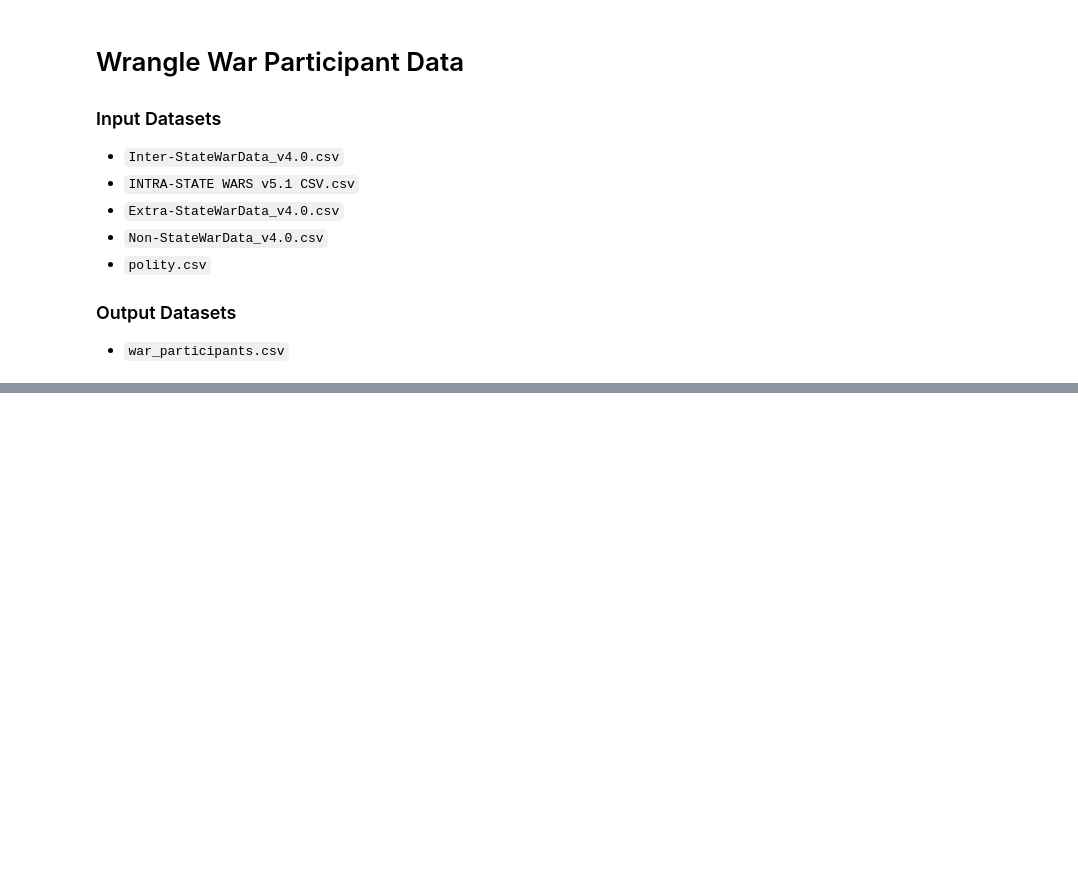
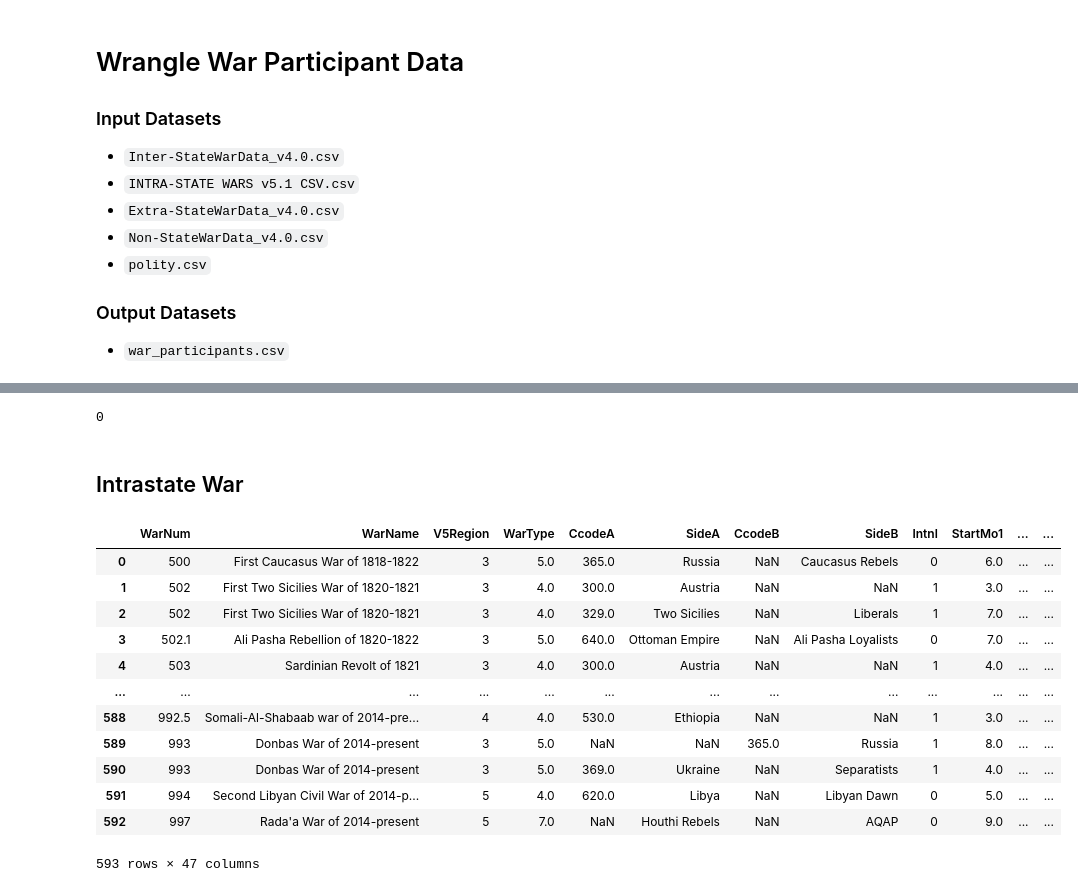
Before and after one commit to jenna-jordan/correlates-of-war, a Jupyter notebook: wrangling_code/war_participants.ipynb, the cells around one changed output, grey strips where cells are left out. Saved outputs shown, nothing was run; the diff lists cells and outputs as text; code cells hidden in the pictures; blank space fills up the shorter version.

```diff
--- a/wrangling_code/war_participants.ipynb
+++ b/wrangling_code/war_participants.ipynb
@@ -20,8 +20,7 @@ raw_data_path = "../data/raw/"
 processed_data_path = "../data/processed/"
 # %%
 dfInterStateWar = pd.read_csv(raw_data_path+"Inter-StateWarData_v4.0.csv", encoding='utf-8', na_values=[-7, -8, -9], dtype={"WarNum": str, "TransFrom": str, "TransTo": str})
-dfIntraStateWar = pd.read_csv(raw_data_path+"INTRA-STATE WARS v5.1 CSV.csv", encoding='latin-1', na_values=[-7, -8, -9], dtype={"WarNum": str, "Intnl": bool, "TransFrom": str, "TransTo": str})
-dfIntraStateWarPar = pd.read_csv(raw_data_path+"INTRA-STATE_State_participants v5.1 CSV.csv", encoding='latin-1', na_values=[-7, -8, -9], dtype={"WarNum": str})
+dfIntraStateWar = pd.read_csv(raw_data_path+"INTRA-STATE_State_participants v5.1 CSV.csv", encoding='latin-1', na_values=[-7, -8, -9], dtype={"WarNum": str})
 dfExtraStateWar = pd.read_csv(raw_data_path+"Extra-StateWarData_v4.0.csv", encoding='latin-1', na_values=[-7, -8, -9], dtype={"WarNum": str, "Interven": bool, "TransFrom": str, "TransTo": str})
 dfNonStateWar = pd.read_csv(raw_data_path+"Non-StateWarData_v4.0.csv", encoding='utf-8', na_values=[-7, -8, -9], dtype={"WarNum": str, "TransFrom": str, "TransTo": str})
 dfPolities = pd.read_csv(processed_data_path+"polity.csv", encoding='utf-8')
@@ -27,0 +246,22 @@ dfPolities = pd.read_csv(processed_data_path+"polity.csv", encoding='utf-8')
+# %%
+dfInterPar_final.duplicated(subset=["war", "polity", "start_date"]).sum()
+# %% [output]
+0
+# %% [markdown]
+## Intrastate War
+# %%
+dfIntraStateWar
+# %% [output]
+|  | WarNum | WarName | V5Region | WarType | CcodeA | SideA | CcodeB | SideB | Intnl | StartMo1 | ... | ... |
+| 0 | 500 | First Caucasus War of 1818-1822 | 3 | 5.0 | 365.0 | Russia | NaN | Caucasus Rebels | 0 | 6.0 | ... | ... |
+| 1 | 502 | First Two Sicilies War of 1820-1821 | 3 | 4.0 | 300.0 | Austria | NaN | NaN | 1 | 3.0 | ... | ... |
+| 2 | 502 | First Two Sicilies War of 1820-1821 | 3 | 4.0 | 329.0 | Two Sicilies | NaN | Liberals | 1 | 7.0 | ... | ... |
+| 3 | 502.1 | Ali Pasha Rebellion of 1820-1822 | 3 | 5.0 | 640.0 | Ottoman Empire | NaN | Ali Pasha Loyalists | 0 | 7.0 | ... | ... |
+| 4 | 503 | Sardinian Revolt of 1821 | 3 | 4.0 | 300.0 | Austria | NaN | NaN | 1 | 4.0 | ... | ... |
+| ... | ... | ... | ... | ... | ... | ... | ... | ... | ... | ... | ... | ... |
+| 588 | 992.5 | Somali-Al-Shabaab war of 2014-pre... | 4 | 4.0 | 530.0 | Ethiopia | NaN | NaN | 1 | 3.0 | ... | ... |
+| 589 | 993 | Donbas War of 2014-present | 3 | 5.0 | NaN | NaN | 365.0 | Russia | 1 | 8.0 | ... | ... |
+| 590 | 993 | Donbas War of 2014-present | 3 | 5.0 | 369.0 | Ukraine | NaN | Separatists | 1 | 4.0 | ... | ... |
+| 591 | 994 | Second Libyan Civil War of 2014-p... | 5 | 4.0 | 620.0 | Libya | NaN | Libyan Dawn | 0 | 5.0 | ... | ... |
+| 592 | 997 | Rada'a War of 2014-present | 5 | 7.0 | NaN | Houthi Rebels | NaN | AQAP | 0 | 9.0 | ... | ... |
+593 rows × 47 columns
```
Also changed, not shown: parts of 31 cells of this notebook, 3 other files.
